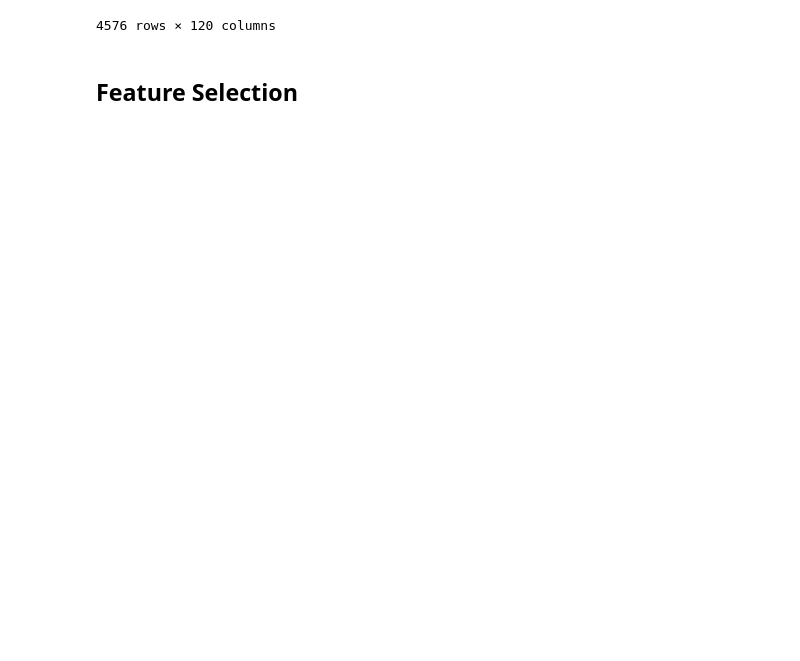
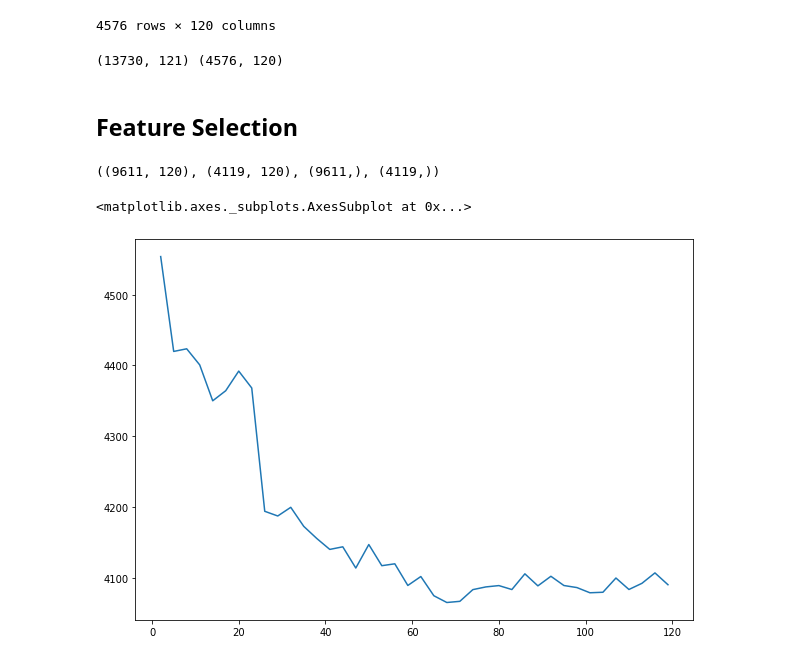
Before and after one commit to LucasDatilioCarderelli/Codenation, a Jupyter notebook: Codenation.ipynb, the cells around one changed output. Drawn from its saved outputs; the diff is of its cells as text; code cells hidden in the pictures; blank space fills up the shorter version.

```diff
--- a/Codenation.ipynb
+++ b/Codenation.ipynb
@@ -177,5 +193,5 @@ df3.shape
 # %%
-df3.fillna(df3.median(), inplace=True)
+df2.fillna(df2.median(), inplace=True)
 # %%
 teste2 = pd.get_dummies(teste)
 teste2
@@ -210,5 +226,45 @@ teste2
 | 4574 | 17 | 0 | 2 | 2 | 3 | 0 | 1 | ... |
 | 4575 | 30 | 0 | 1 | 1 | 1 | 10 | 1 | ... |
 4576 rows × 120 columns
+# %%
+print(df2.shape, teste2.shape)
+# %% [output]
+(13730, 121) (4576, 120)
 # %% [markdown]
 ## Feature Selection
+# %%
+y = df2['NU_NOTA_MT']
+X = df2.drop('NU_NOTA_MT', axis=1)
+# %%
+from sklearn.model_selection import train_test_split
+Xtrain, Xval, ytrain, yval = train_test_split(X, y, train_size=0.7, random_state=0)
+Xtrain.shape, Xval.shape, ytrain.shape, yval.shape
+# %% [output]
+((9611, 120), (4119, 120), (9611,), (4119,))
+# %%
+from sklearn.feature_selection import SelectKBest, f_regression
+from sklearn.metrics import mean_squared_error
+from sklearn.ensemble import GradientBoostingRegressor
+
+k_vs_score = []
+
+for k in range(2,120,3):
+  selector = SelectKBest(score_func=f_regression, k=k)
+
+  Xtrain2 = selector.fit_transform(Xtrain, ytrain)
+  Xval2 = selector.transform(Xval)
+
+  mdl = GradientBoostingRegressor(n_estimators = 500, random_state=0)
+  mdl.fit(Xtrain2, ytrain)
+
+  p = mdl.predict(Xval2)
+
+  score = mean_squared_error(yval, p)
+  print("k = {} - MSE = {}".format(k, score))
+
+  k_vs_score.append(score)
+# %%
+pd.Series(k_vs_score, index=range(2,120,3)).plot(figsize=(10,7))
+# %% [output]
+<matplotlib.axes._subplots.AxesSubplot at 0x...>
+[figure, added]
```
Also changed, not shown: parts of 10 cells of this notebook.
